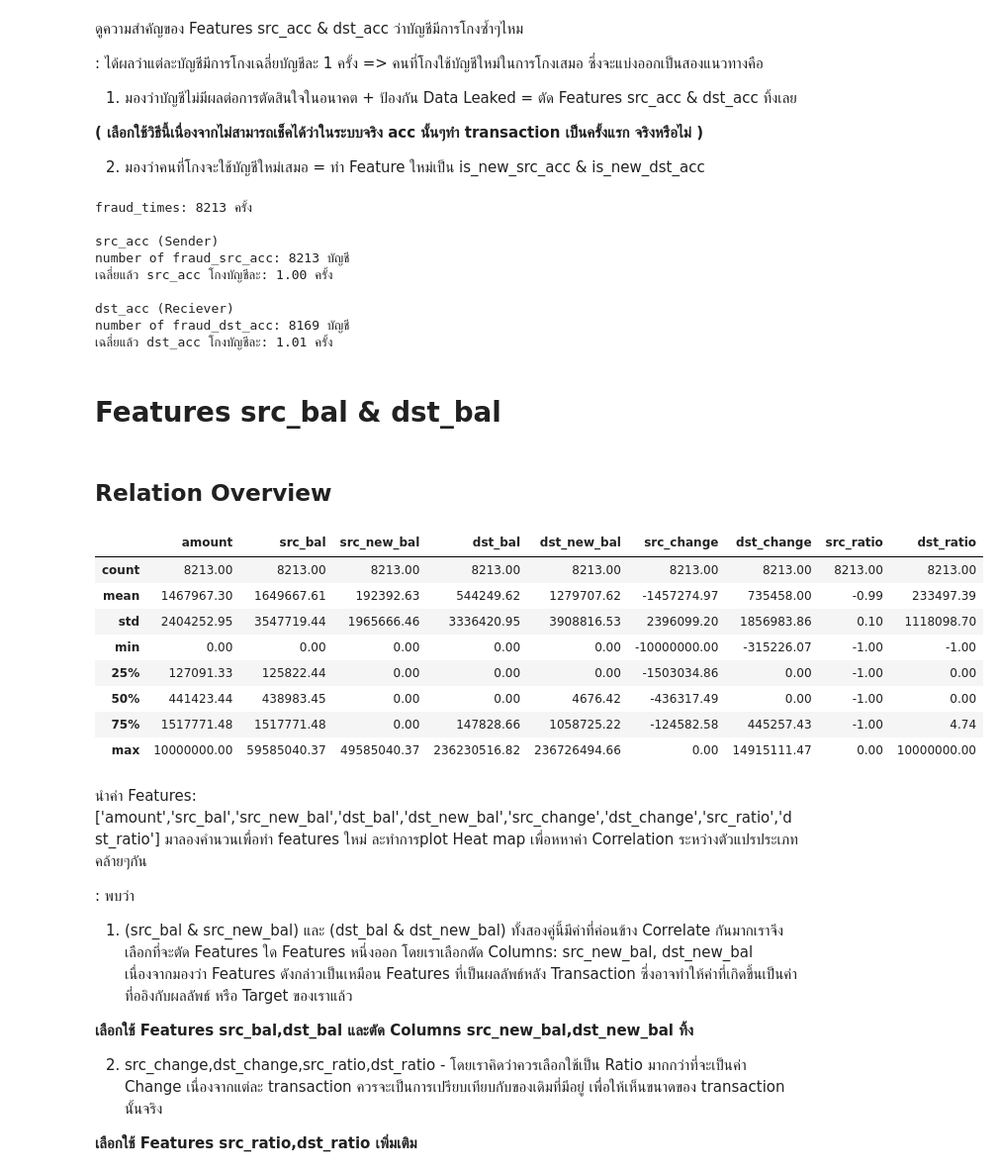
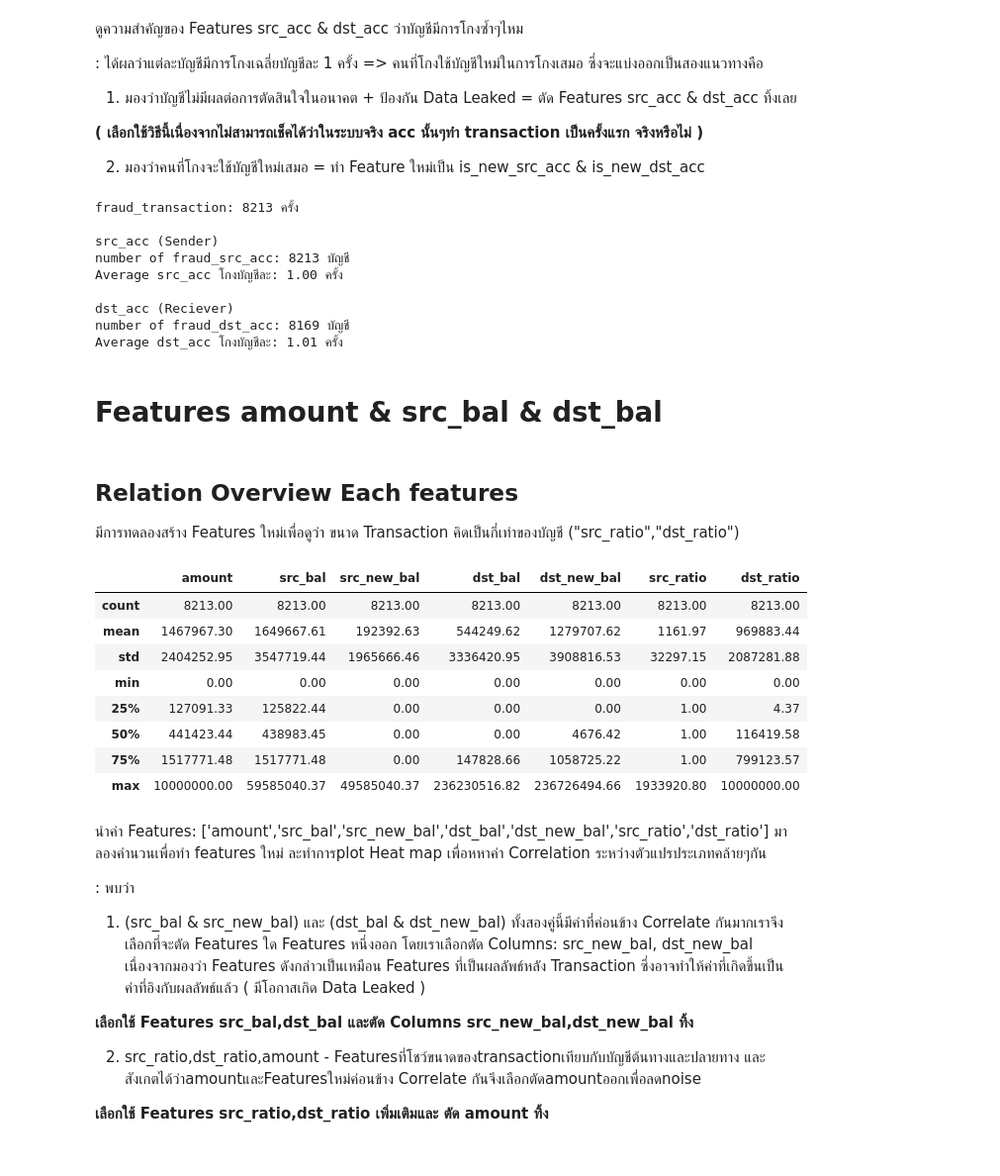
Before and after one commit to Tivapus/Fraudulent-Transaction-Detection, a Jupyter notebook: notebook/01_EDA.ipynb, the cells around one changed output. Shown at 99% size. Cells and saved outputs as stored; diff of their text form; code cells hidden in the pictures.

```diff
--- a/notebook/01_EDA.ipynb
+++ b/notebook/01_EDA.ipynb
@@ -183,7 +183,7 @@ plt.show()
 
 2. มองว่าคนที่โกงจะใช้บัญชีใหม่เสมอ = ทำ Feature ใหม่เป็น is_new_src_acc & is_new_dst_acc
 # %%
-print(f"fraud_times: {len(fraud_transactions)} ครั้ง\n")
+print(f"fraud_transaction: {len(fraud_transactions)} ครั้ง\n")
 
 # fraud_src_acc
 fraud_counts_by_sender = fraud_transactions.groupby('src_acc').size()
@@ -191,7 +191,7 @@ avg_fraud_count_per_sender = fraud_counts_by_sender.mean()
 
 print(f"src_acc (Sender)")
 print(f"number of fraud_src_acc: {len(fraud_counts_by_sender)} บัญชี")
-print(f"เฉลี่ยแล้ว src_acc โกงบัญชีละ: {avg_fraud_count_per_sender:.2f} ครั้ง")
+print(f"Average src_acc โกงบัญชีละ: {avg_fraud_count_per_sender:.2f} ครั้ง")
 
 
 # fraud_dst_acc
@@ -200,53 +200,53 @@ avg_fraud_count_per_receiver = fraud_counts_by_receiver.mean()
 
 print(f"\ndst_acc (Reciever)")
 print(f"number of fraud_dst_acc: {len(fraud_counts_by_receiver)} บัญชี")
-print(f"เฉลี่ยแล้ว dst_acc โกงบัญชีละ: {avg_fraud_count_per_receiver:.2f} ครั้ง")
+print(f"Average dst_acc โกงบัญชีละ: {avg_fraud_count_per_receiver:.2f} ครั้ง")
 # %% [output]
-fraud_times: 8213 ครั้ง
+fraud_transaction: 8213 ครั้ง
 
 src_acc (Sender)
 number of fraud_src_acc: 8213 บัญชี
-เฉลี่ยแล้ว src_acc โกงบัญชีละ: 1.00 ครั้ง
+Average src_acc โกงบัญชีละ: 1.00 ครั้ง
 
 dst_acc (Reciever)
 number of fraud_dst_acc: 8169 บัญชี
-เฉลี่ยแล้ว dst_acc โกงบัญชีละ: 1.01 ครั้ง
+Average dst_acc โกงบัญชีละ: 1.01 ครั้ง
 # %% [markdown]
-# Features src_bal & dst_bal
+# Features amount & src_bal & dst_bal
 # %% [markdown]
-## Relation Overview
+## Relation Overview Each features
+
+มีการทดลองสร้าง Features ใหม่เพื่อดูว่า ขนาด Transaction คิดเป็นกี่เท่าของบัญชี ("src_ratio","dst_ratio")
 # %%
-fraud_mock_df['src_change'] = fraud_mock_df['src_new_bal'] - fraud_mock_df['src_bal']
-fraud_mock_df['dst_change'] = fraud_mock_df['dst_new_bal'] - fraud_mock_df['dst_bal']
-
-fraud_mock_df['src_ratio'] = fraud_mock_df['src_change'] / (fraud_mock_df['src_bal'] + 1)
-fraud_mock_df['dst_ratio'] = fraud_mock_df['dst_change'] / (fraud_mock_df['dst_bal'] + 1)
+fraud_mock_df['src_ratio'] = fraud_mock_df['amount'] / (fraud_mock_df['src_bal'] + 1)
+fraud_mock_df['dst_ratio'] = fraud_mock_df['amount'] / (fraud_mock_df['dst_bal'] + 1)
 fraud_transactions = fraud_mock_df[fraud_mock_df['is_fraud']==1]
 
-cols = ['amount','src_bal','src_new_bal','dst_bal','dst_new_bal','src_change','dst_change','src_ratio','dst_ratio']
+cols = ['amount','src_bal','src_new_bal','dst_bal','dst_new_bal','src_ratio','dst_ratio']
 
 fraud_transactions[cols].describe()
 # %% [output]
-|  | amount | src_bal | src_new_bal | dst_bal | dst_new_bal | src_change | dst_change | src_ratio | dst_ratio |
-| count | 8213.00 | 8213.00 | 8213.00 | 8213.00 | 8213.00 | 8213.00 | 8213.00 | 8213.00 | 8213.00 |
-| mean | 1467967.30 | 1649667.61 | 192392.63 | 544249.62 | 1279707.62 | -1457274.97 | 735458.00 | -0.99 | 233497.39 |
-| std | 2404252.95 | 3547719.44 | 1965666.46 | 3336420.95 | 3908816.53 | 2396099.20 | 1856983.86 | 0.10 | 1118098.70 |
-| min | 0.00 | 0.00 | 0.00 | 0.00 | 0.00 | -10000000.00 | -315226.07 | -1.00 | -1.00 |
-| 25% | 127091.33 | 125822.44 | 0.00 | 0.00 | 0.00 | -1503034.86 | 0.00 | -1.00 | 0.00 |
-| 50% | 441423.44 | 438983.45 | 0.00 | 0.00 | 4676.42 | -436317.49 | 0.00 | -1.00 | 0.00 |
-| 75% | 1517771.48 | 1517771.48 | 0.00 | 147828.66 | 1058725.22 | -124582.58 | 445257.43 | -1.00 | 4.74 |
-| max | 10000000.00 | 59585040.37 | 49585040.37 | 236230516.82 | 236726494.66 | 0.00 | 14915111.47 | 0.00 | 10000000.00 |
+|  | amount | src_bal | src_new_bal | dst_bal | dst_new_bal | src_ratio | dst_ratio |
+| count | 8213.00 | 8213.00 | 8213.00 | 8213.00 | 8213.00 | 8213.00 | 8213.00 |
+| mean | 1467967.30 | 1649667.61 | 192392.63 | 544249.62 | 1279707.62 | 1161.97 | 969883.44 |
+| std | 2404252.95 | 3547719.44 | 1965666.46 | 3336420.95 | 3908816.53 | 32297.15 | 2087281.88 |
+| min | 0.00 | 0.00 | 0.00 | 0.00 | 0.00 | 0.00 | 0.00 |
+| 25% | 127091.33 | 125822.44 | 0.00 | 0.00 | 0.00 | 1.00 | 4.37 |
+| 50% | 441423.44 | 438983.45 | 0.00 | 0.00 | 4676.42 | 1.00 | 116419.58 |
+| 75% | 1517771.48 | 1517771.48 | 0.00 | 147828.66 | 1058725.22 | 1.00 | 799123.57 |
+| max | 10000000.00 | 59585040.37 | 49585040.37 | 236230516.82 | 236726494.66 | 1933920.80 | 10000000.00 |
 # %% [markdown]
-นำค่า Features: ['amount','src_bal','src_new_bal','dst_bal','dst_new_bal','src_change','dst_change','src_ratio','dst_ratio'] มาลองคำนวนเพื่อทำ features ใหม่ ละทำการplot Heat map เพื่อหหาค่า Correlation ระหว่างตัวแปรประเภทคล้ายๆกัน
+นำค่า Features: ['amount','src_bal','src_new_bal','dst_bal','dst_new_bal','src_ratio','dst_ratio'] มาลองคำนวนเพื่อทำ features ใหม่ ละทำการplot Heat map เพื่อหหาค่า Correlation ระหว่างตัวแปรประเภทคล้ายๆกัน
 
 : พบว่า
-1. (src_bal & src_new_bal) และ (dst_bal & dst_new_bal) ทั้งสองคู่นี้มีค่าที่ค่อนข้าง Correlate กันมากเราจึงเลือกที่จะตัด Features ใด Features หนึ่งออก โดยเราเลือกตัด Columns: src_new_bal, dst_new_bal เนื่องจากมองว่า Features ดังกล่าวเป็นเหมือน Features ที่เป็นผลลัพธ์หลัง Transaction ซึ่งอาจทำให้ค่าที่เกิดขึ้นเป็นค่าที่ออิงกับผลลัพธ์ หรือ Target ของเราแล้ว
+1. (src_bal & src_new_bal) และ (dst_bal & dst_new_bal) ทั้งสองคู่นี้มีค่าที่ค่อนข้าง Correlate กันมากเราจึงเลือกที่จะตัด Features ใด Features หนึ่งออก
+    โดยเราเลือกตัด Columns: src_new_bal, dst_new_bal เนื่องจากมองว่า Features ดังกล่าวเป็นเหมือน Features ที่เป็นผลลัพธ์หลัง Transaction ซึ่งอาจทำให้ค่าที่เกิดขึ้นเป็นค่าที่อิงกับผลลัพธ์แล้ว ( มีโอกาสเกิด Data Leaked )
 
 **เลือกใช้ Features src_bal,dst_bal และตัด Columns src_new_bal,dst_new_bal ทิ้ง**
 
-2. src_change,dst_change,src_ratio,dst_ratio - โดยเราคิดว่าควรเลือกใช้เป็น Ratio มากกว่าที่จะเป็นค่า Change เนื่องจากแต่ละ transaction ควรจะเป็นการเปรียบเทียบกับของเดิมที่มีอยู่ เพื่อให้เห็นขนาดของ transaction นั้นจริง
+2. src_ratio,dst_ratio,amount - Featuresที่โชว์ขนาดของtransactionเทียบกับบัญชีต้นทางและปลายทาง และ สังเกตได้ว่าamountและFeaturesใหม่ค่อนข้าง Correlate กันจึงเลือกตัดamountออกเพื่อลดnoise
 
-**เลือกใช้ Features src_ratio,dst_ratio เพิ่มเติม**
+**เลือกใช้ Features src_ratio,dst_ratio เพิ่มเติมและ ตัด amount ทิ้ง**
 # %%
 sns.heatmap(fraud_mock_df[cols].corr(), annot=True, cmap='coolwarm')
 plt.title("Balance Feature Correlation")
```
Also changed, not shown: parts of 5 cells of this notebook, 3 other files.
